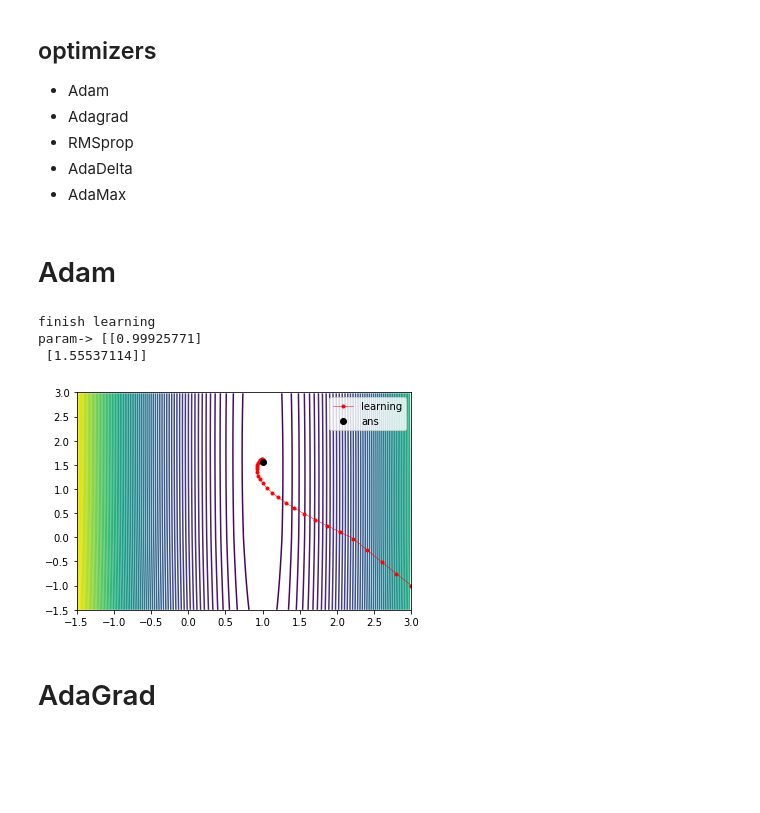
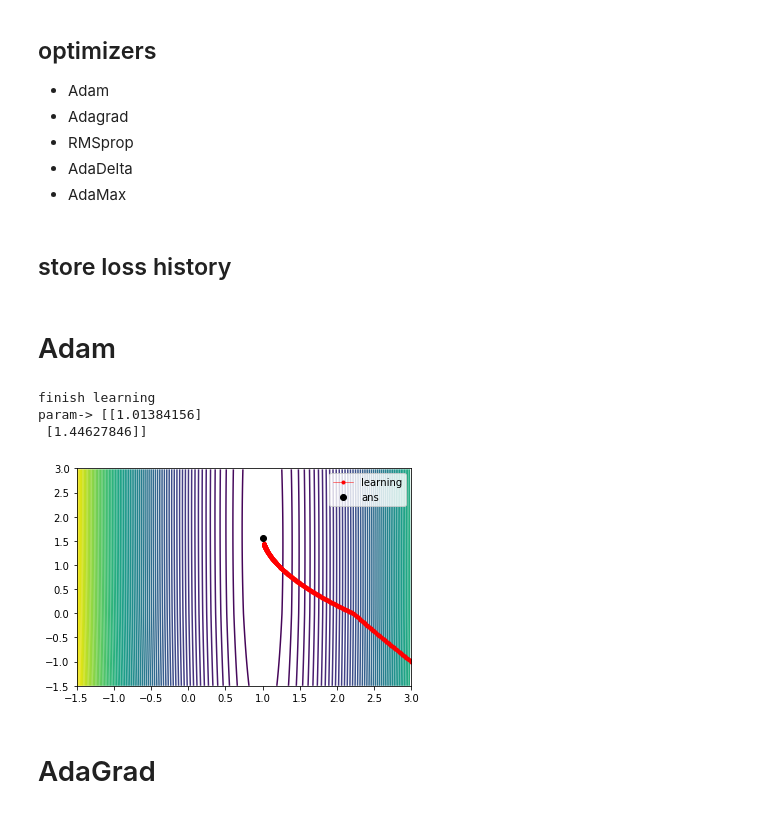
Before and after one commit to Ueeek/ML_assignment, a Jupyter notebook: shimosaka_6.ipynb, the cells around one changed output. Saved outputs shown, nothing was run; the diff lists cells and outputs as text; code cells hidden in the pictures; blank space fills up the shorter version.

```diff
--- a/shimosaka_6.ipynb
+++ b/shimosaka_6.ipynb
@@ -79,7 +79,7 @@ class Optimizer_handler():
     optimizer に共通のinterfaceを持たせておいて、
     このクラスで実行できるようにする
     """
-    def __init__(self,optimizer,itr=5000):
+    def __init__(self,optimizer,itr=500):
         #optimizer
         self.optimizer=optimizer
         #init x_pos
@@ -125,3 +125,5 @@ class Optimizer_handler():
         plt.plot(x_history[:,0], x_history[:,1], 'ro-', markersize=3, linewidth=0.5,label="learning")
         plt.plot(w_lasso[0], w_lasso[1], 'ko',label="ans")
         plt.legend()
+# %% [markdown]
+## store loss history
@@ -137,7 +141,7 @@ class Adam:
            Adam: A Method for Stochastic Optimization.
            arXiv preprint arXiv:1412.6980.
     """
-    def __init__(self,lr=0.2,beta1=0.7,beta2=0.9999,epsilon=1.0e-8):
+    def __init__(self,lr=0.001,beta1=0.9,beta2=0.9999,epsilon=1.0e-8):
         self.lr = lr
         self.beta1 = beta1
         self.beta2=beta2
@@ -178,13 +182,13 @@ class Adam:
                         st_ops(next_param[1], lam  * update_rate[1])])
         return ret_param
 # %%
-adam = Adam(lr=0.2,beta1=0.7,beta2=0.9999,epsilon=1.0e-8)
+adam = Adam(lr=0.01)
 handler = Optimizer_handler(adam)
 handler.learning()
 handler.plot_learning()
 adam_loss_history = handler.loss_values
 # %% [output]
 finish learning
-param-> [[0.99925771]
- [1.55537114]]
+param-> [[1.01384156]
+ [1.44627846]]
-[figure, old version]
+[figure, new version]
```
Also changed, not shown: parts of 19 cells of this notebook, 1 other file.
